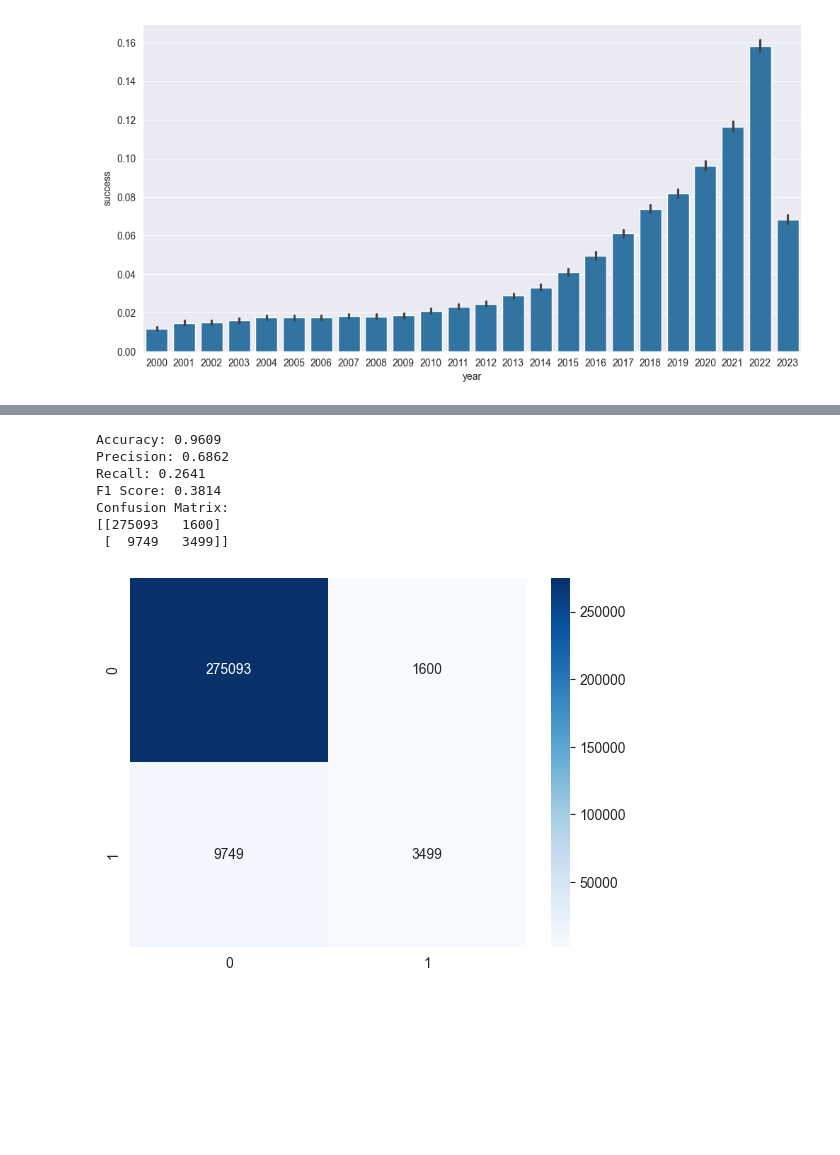
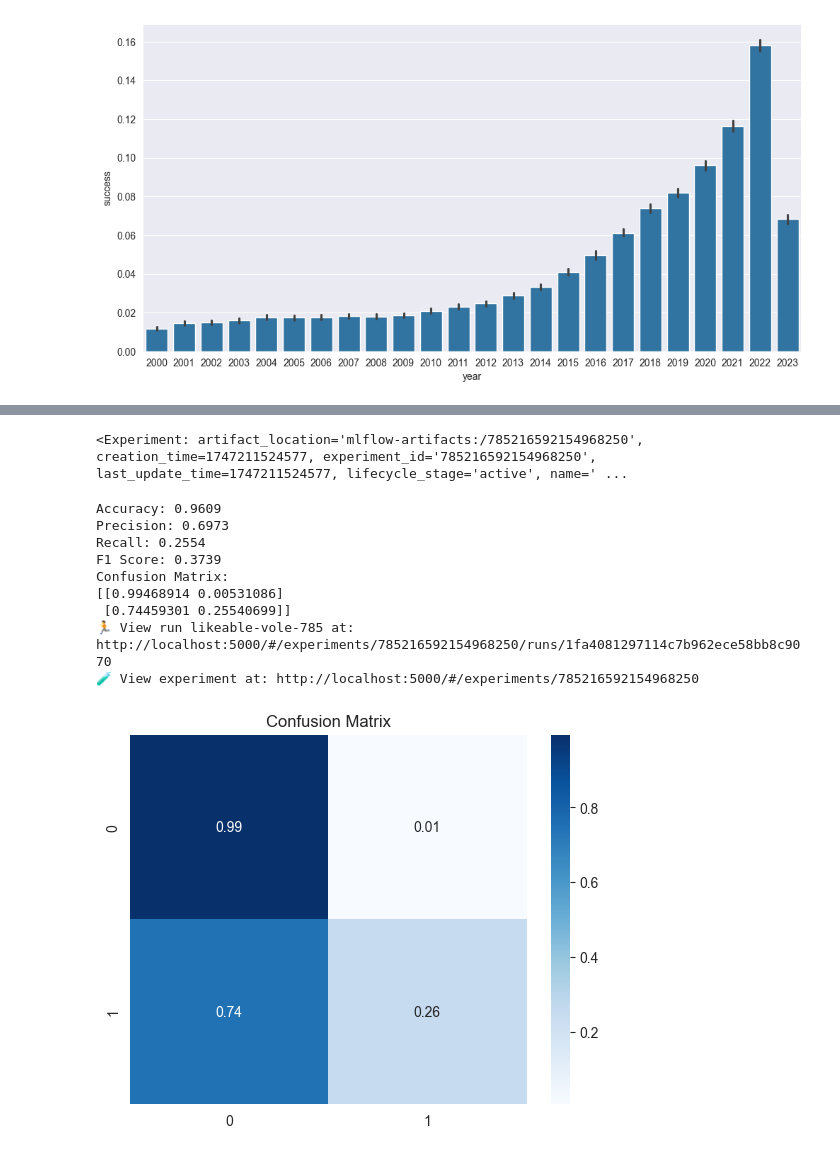
Before and after one commit to 7Steffen7/42HN-x-appliedAI-Machine-Learning-MLOps-Part2, a Jupyter notebook: Spotify_Prediction.ipynb, the cells around one changed output, grey strips where cells are left out. Cells and saved outputs as stored; diff of their text form; code cells hidden in the pictures; blank space fills up the shorter version.

```diff
--- a/Spotify_Prediction.ipynb
+++ b/Spotify_Prediction.ipynb
@@ -185,5 +209,7 @@ features_target.head()
 # %%
-train_data, test_data = train_test_split(features_target, random_state=42)
+# train_data, test_data = train_test_split(features_target, random_state=42)
+# train_data, test_data = train_test_split(smaller_dataset, random_state=42)
+train_data, test_data = train_test_split(features_target, random_state=42, train_size=0.1)
 
 train_input = train_data[FEATURES]
 train_output = train_data[TARGET]
@@ -210,36 +236,52 @@ def build_pipeline(estimator):
         ('estimator', estimator),
     ]
     )
+# %%
+mlflow.set_tracking_uri('http://localhost:5000')
+mlflow.set_experiment('spotify_prediction')
+# %% [output]
+<Experiment: artifact_location='mlflow-artifacts:/785216592154968250', creation_time=1747211524577, experiment_id='785216592154968250', last_update_time=1747211524577, lifecycle_stage='active', name=' ...
 # %%
 def evaluate(y_true, y_pred):
     accuracy = accuracy_score(y_true, y_pred)
     precision = precision_score(y_true, y_pred)
     recall = recall_score(y_true, y_pred)
     f1 = f1_score(y_true, y_pred)
-    confusion_matrix_ = confusion_matrix(y_true, y_pred)
+    confusion_matrix_ = confusion_matrix(y_true, y_pred, normalize='true')
 
+    mlflow.log_metric('accuracy', accuracy)
+    mlflow.log_metric('precision', precision)
+    mlflow.log_metric('recall', recall)
+    mlflow.log_metric('f1', f1)
     print(f'Accuracy: {accuracy:.4f}')
     print(f'Precision: {precision:.4f}')
     print(f'Recall: {recall:.4f}')
     print(f'F1 Score: {f1:.4f}')
     cm = confusion_matrix_
     print(f'Confusion Matrix:\n{cm}')
-    sns.heatmap(cm, annot=True, fmt='d', cmap='Blues')
+    sns.heatmap(cm, annot=True, fmt='.2f', cmap='Blues')
+    plt.title('Confusion Matrix')
+    mlflow.log_figure(plt.gcf(), 'confusion_matrix.png')
 # %%
 pipeline = build_pipeline(LogisticRegression())
 pipeline.fit(train_input, train_output)
 
 predictions = pipeline.predict(test_input)
-evaluate(test_output, predictions)
+with mlflow.start_run():
+    mlflow.log_params(pipeline.get_params())
+    evaluate(test_output, predictions)
+# mlflow.sklearn.log_model(pipeline, 'model')
 # %% [output]
 Accuracy: 0.9609
-Precision: 0.6862
-Recall: 0.2641
-F1 Score: 0.3814
+Precision: 0.6973
+Recall: 0.2554
+F1 Score: 0.3739
 Confusion Matrix:
-[[275093   1600]
- [  9749   3499]]
+[[0.99468914 0.00531086]
+ [0.74459301 0.25540699]]
+🏃 View run likeable-vole-785 at: http://localhost:5000/#/experiments/785216592154968250/runs/1fa4081297114c7b962ece58bb8c9070
+🧪 View experiment at: http://localhost:5000/#/experiments/785216592154968250
-[figure, old version]
+[figure, new version]
 # %%
 pipeline = build_pipeline(RandomForestClassifier(random_state=42))
 pipeline.fit(train_input, train_output)
```
Also changed, not shown: parts of 6 cells of this notebook, 4 other files.
